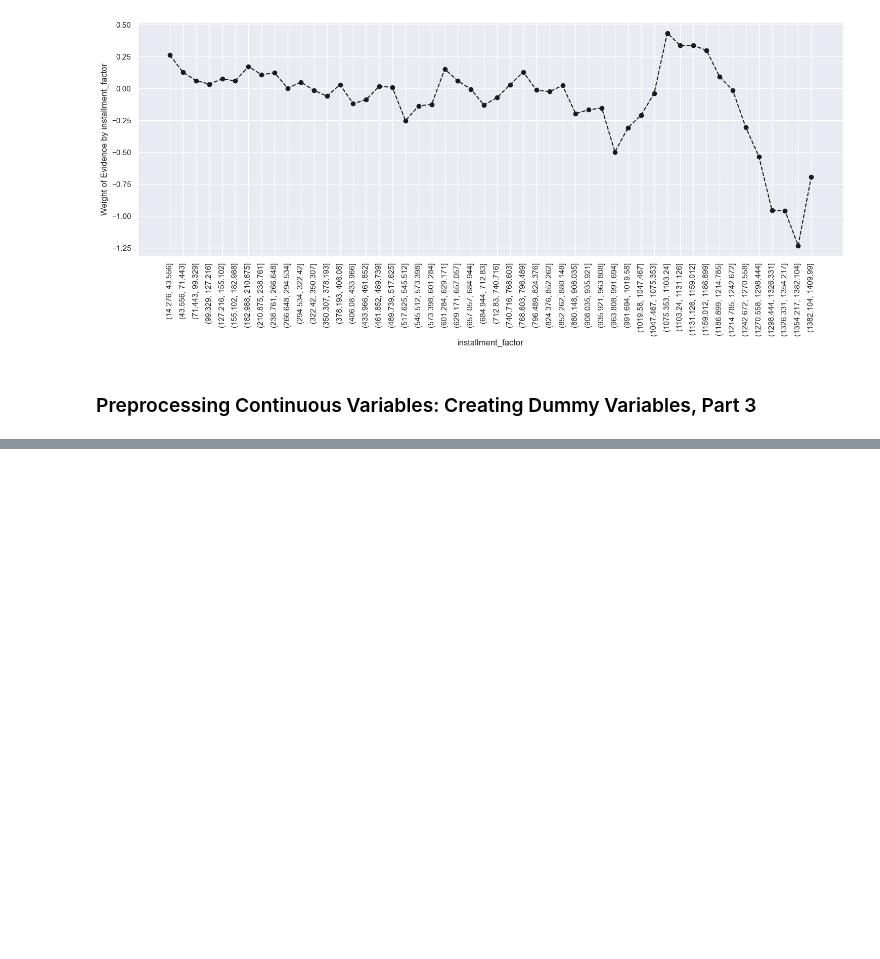
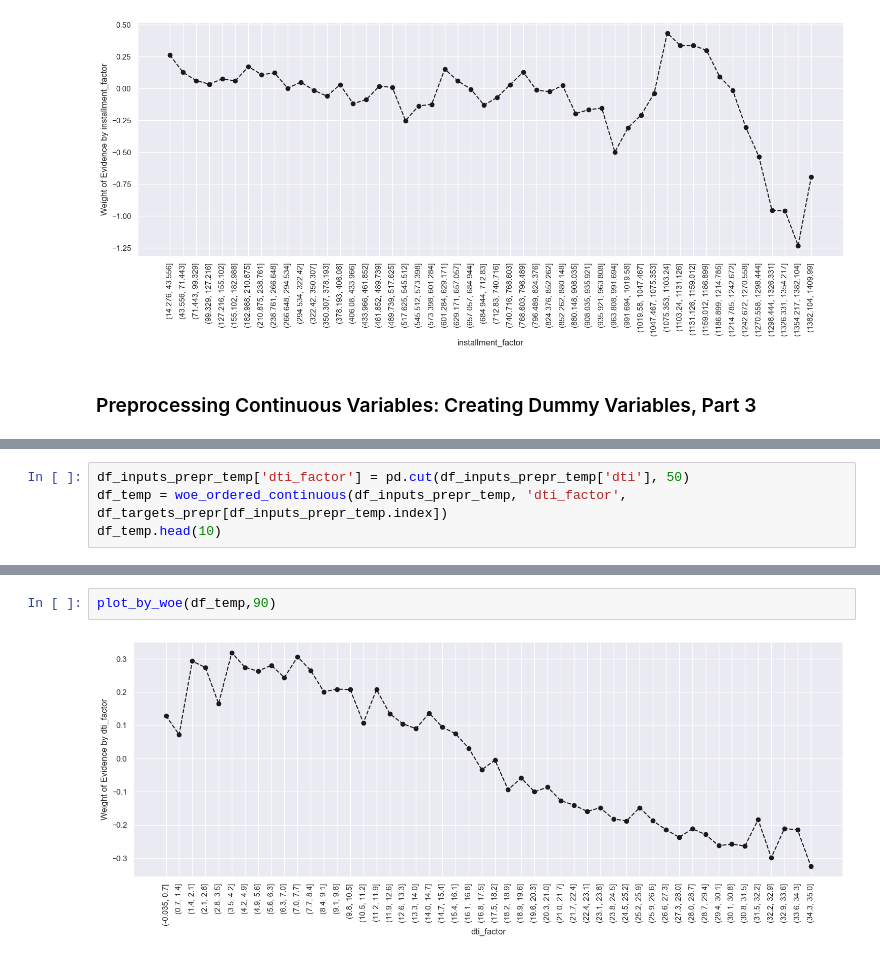
Before and after one commit to tomislavilic/Credit_Risk_Modeling, a Jupyter notebook: creditRisk.ipynb, the cells around one changed output, grey strips where cells are left out. Drawn from its saved outputs; the diff is of its cells as text; blank space fills up the shorter version.

```diff
--- a/creditRisk.ipynb
+++ b/creditRisk.ipynb
@@ -1608,0 +1738,4 @@ plot_by_woe(df_temp, 90)
+# %%
+df_inputs_prepr_temp['dti_factor'] = pd.cut(df_inputs_prepr_temp['dti'], 50)
+df_temp = woe_ordered_continuous(df_inputs_prepr_temp, 'dti_factor', df_targets_prepr[df_inputs_prepr_temp.index])
+df_temp.head(10)
@@ -1608,0 +1759,4 @@ plot_by_woe(df_temp, 90)
+# %%
+plot_by_woe(df_temp,90)
+# %% [output]
+[figure, added]
```
Also changed, not shown: parts of 23 cells of this notebook, 1 other file.
